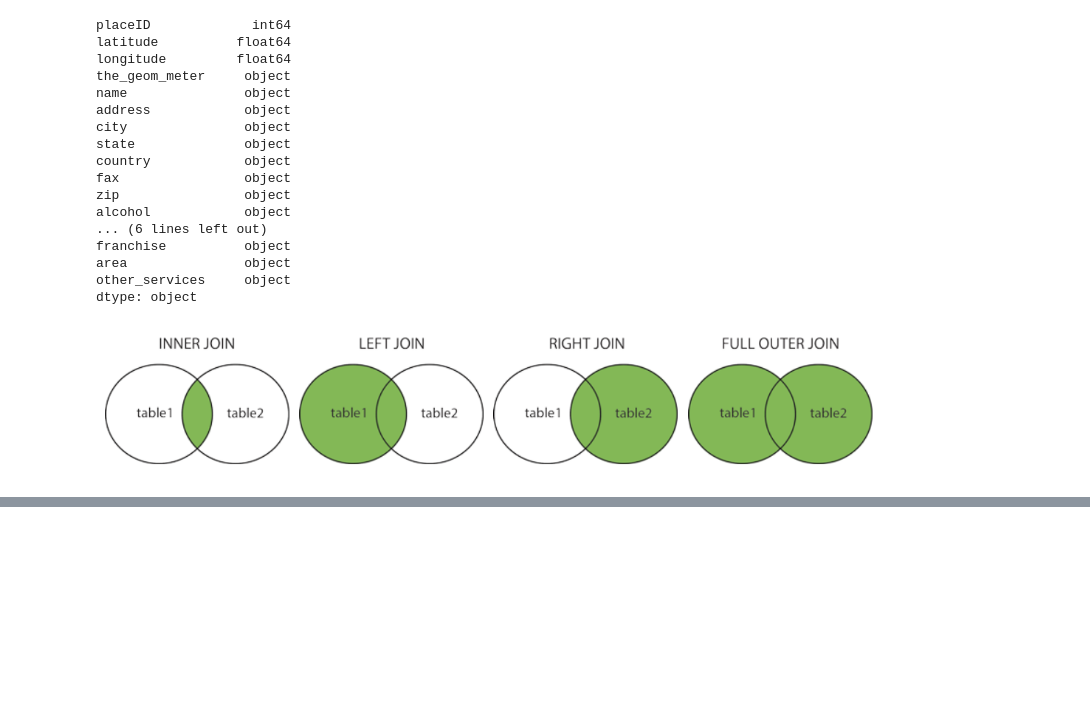
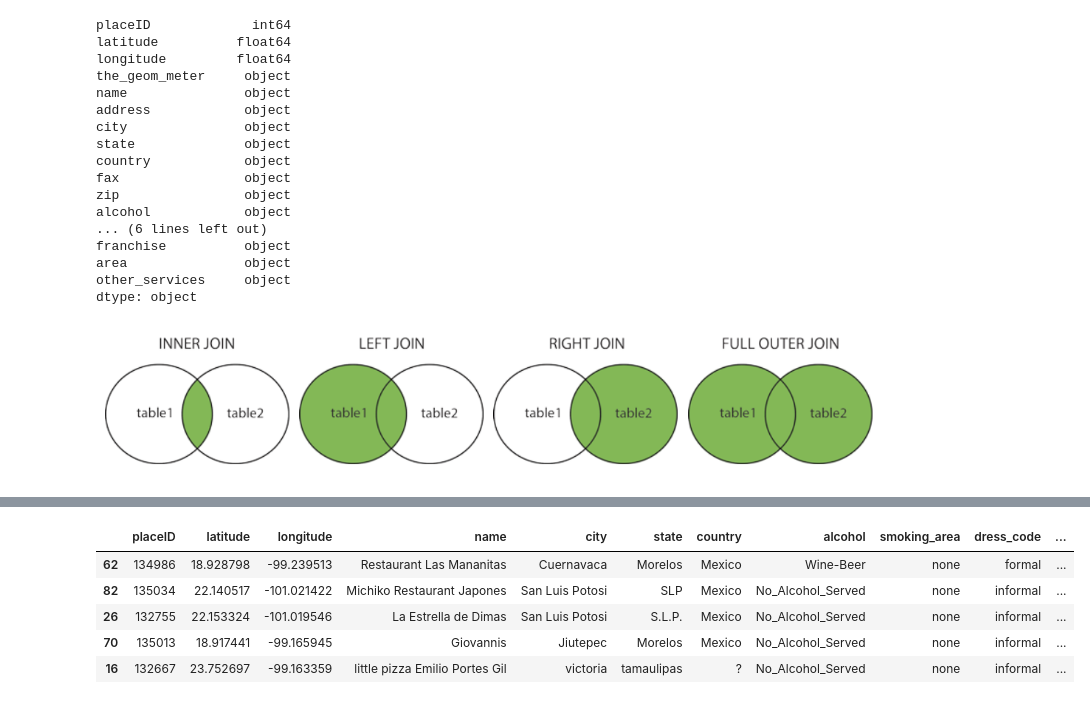
Before and after one commit to Ziinc/technical_tests, a Jupyter notebook: analysis/restaurant-data-with-consumer-ratings/Analysis of Restaurant Data.ipynb, the cells around one changed output, grey strips where cells are left out. Saved outputs shown, nothing was run; the diff lists cells and outputs as text; code cells hidden in the pictures; blank space fills up the shorter version.

```diff
--- a/analysis/restaurant-data-with-consumer-ratings/Analysis of Restaurant Data.ipynb
+++ b/analysis/restaurant-data-with-consumer-ratings/Analysis of Restaurant Data.ipynb
@@ -95,0 +213,10 @@ print(ratings_df.shape) #prints the shape of the dataframe
+# %%
+by_food = agg_groupby.sort_values(['food_rating_mean', 'rating_mean'], ascending=False)
+by_food.head(n=5)
+# %% [output]
+|  | placeID | latitude | longitude | name | city | state | country | alcohol | smoking_area | dress_code | ... |
+| 62 | 134986 | 18.928798 | -99.239513 | Restaurant Las Mananitas | Cuernavaca | Morelos | Mexico | Wine-Beer | none | formal | ... |
+| 82 | 135034 | 22.140517 | -101.021422 | Michiko Restaurant Japones | San Luis Potosi | SLP | Mexico | No_Alcohol_Served | none | informal | ... |
+| 26 | 132755 | 22.153324 | -101.019546 | La Estrella de Dimas | San Luis Potosi | S.L.P. | Mexico | No_Alcohol_Served | none | informal | ... |
+| 70 | 135013 | 18.917441 | -99.165945 | Giovannis | Jiutepec | Morelos | Mexico | No_Alcohol_Served | none | informal | ... |
+| 16 | 132667 | 23.752697 | -99.163359 | little pizza Emilio Portes Gil | victoria | tamaulipas | ? | No_Alcohol_Served | none | informal | ... |
```
Also changed, not shown: parts of 21 cells of this notebook.
